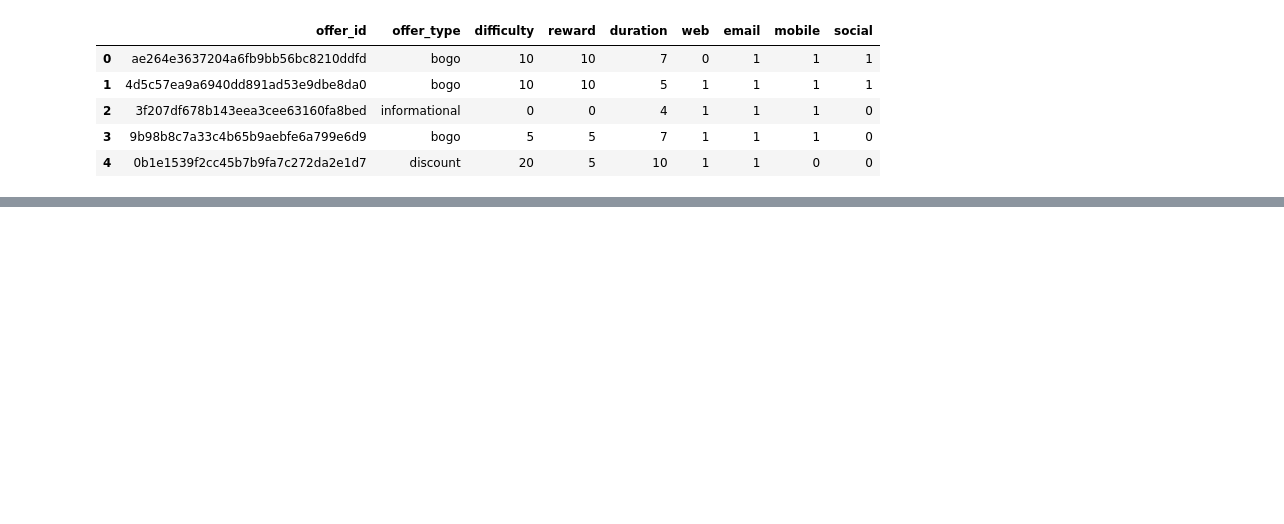
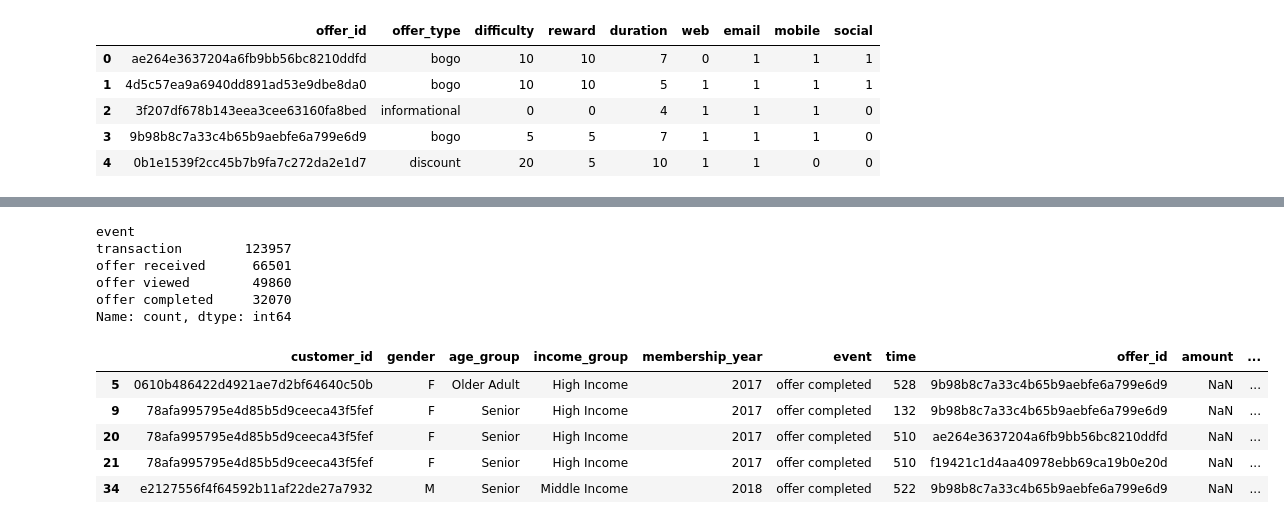
Before and after one commit to irfanzim/Python-Maven-Rewards-Challenge, a Jupyter notebook: Untitled1.ipynb, the cells around one changed output, grey strips where cells are left out. Saved outputs shown, nothing was run; the diff lists cells and outputs as text; code cells hidden in the pictures; blank space fills up the shorter version.

```diff
--- a/Untitled1.ipynb
+++ b/Untitled1.ipynb
@@ -231,0 +308,19 @@ df_offer.head()
+# %%
+df_customer_events.event.value_counts()
+# %% [output]
+event
+transaction        123957
+offer received      66501
+offer viewed        49860
+offer completed     32070
+Name: count, dtype: int64
+# %%
+df_completed=df_customer_events[df_customer_events.event=="offer completed"]
+df_completed.head()
+# %% [output]
+|  | customer_id | gender | age_group | income_group | membership_year | event | time | offer_id | amount | ... |
+| 5 | 0610b486422d4921ae7d2bf64640c50b | F | Older Adult | High Income | 2017 | offer completed | 528 | 9b98b8c7a33c4b65b9aebfe6a799e6d9 | NaN | ... |
+| 9 | 78afa995795e4d85b5d9ceeca43f5fef | F | Senior | High Income | 2017 | offer completed | 132 | 9b98b8c7a33c4b65b9aebfe6a799e6d9 | NaN | ... |
+| 20 | 78afa995795e4d85b5d9ceeca43f5fef | F | Senior | High Income | 2017 | offer completed | 510 | ae264e3637204a6fb9bb56bc8210ddfd | NaN | ... |
+| 21 | 78afa995795e4d85b5d9ceeca43f5fef | F | Senior | High Income | 2017 | offer completed | 510 | f19421c1d4aa40978ebb69ca19b0e20d | NaN | ... |
+| 34 | e2127556f4f64592b11af22de27a7932 | M | Senior | Middle Income | 2018 | offer completed | 522 | 9b98b8c7a33c4b65b9aebfe6a799e6d9 | NaN | ... |
```
Also changed, not shown: parts of 13 cells of this notebook.
